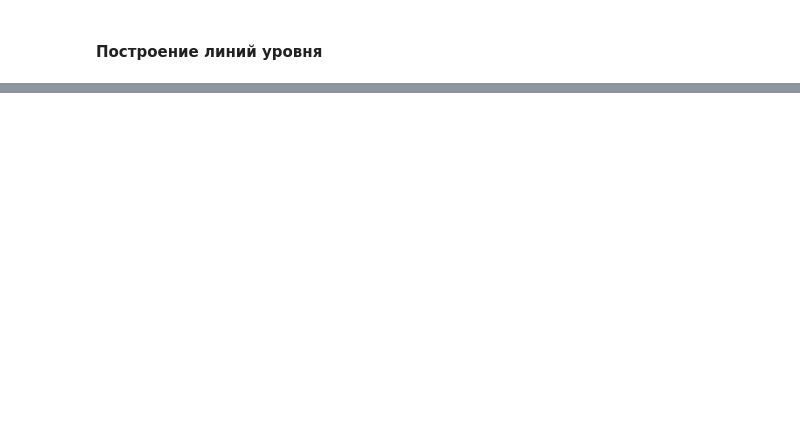
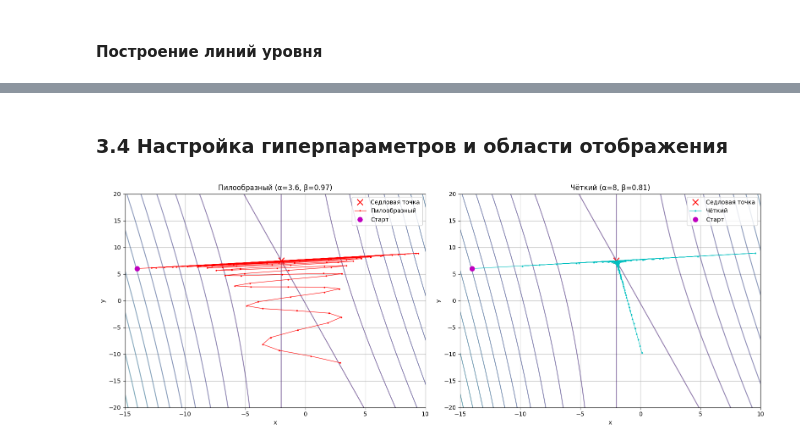
Before and after one commit to Eternal-Serenity-Crew/optimization-methods, a Jupyter notebook: lab7/lab7.ipynb, the cells around one changed output, grey strips where cells are left out. Saved outputs shown, nothing was run; the diff lists cells and outputs as text; code cells hidden in the pictures; blank space fills up the shorter version.

```diff
--- a/lab7/lab7.ipynb
+++ b/lab7/lab7.ipynb
@@ -102,0 +264,50 @@ plt.show()
+# %% [markdown]
+### 3.4 Настройка гиперпараметров и области отображения
+# %%
+# Параметры для пилообразной ломаной
+alpha_pila = 3.6
+beta_pila = 0.97
+
+# Параметры для гладкой ломаной
+alpha_chet = 8
+beta_chet = 0.81
+
+#Вычисляем траектории для разных значений гиперпараметров
+x_pila, traj_pila = sgd_trajectory(alpha_pila, beta_pila)
+x_chet, traj_chet = sgd_trajectory(alpha_chet, beta_chet)
+
+# Создаём subplots: 1 строка, 2 колонки
+fig, (ax1, ax2) = plt.subplots(1, 2, figsize=(16, 6))
+
+# ----- Пилообразный -----
+cont1 = ax1.contour(X, Y, Z, levels=30, cmap='viridis', alpha=0.6)
+ax1.clabel(cont1, inline=True, fontsize=8)
+ax1.scatter(-2, 7.5, color='red', marker='x', s=100, label='Седловая точка')
+ax1.plot(traj_pila[:,0], traj_pila[:,1], 'r-s', markersize=2, linewidth=0.8, label='Пилообразный')
+ax1.plot(traj_pila[0,0], traj_pila[0,1], 'mo', markersize=8, label='Старт')
+ax1.set_xlim(-15, 10)
+ax1.set_ylim(-20, 20)
+ax1.set_xlabel('x')
+ax1.set_ylabel('y')
+ax1.legend()
+ax1.grid(True)
+ax1.set_title(f'Пилообразный (α={alpha_pila}, β={beta_pila})')
+
+# ----- Чёткий -----
+cont2 = ax2.contour(X, Y, Z, levels=30, cmap='viridis', alpha=0.6)
+ax2.clabel(cont2, inline=True, fontsize=8)
+ax2.scatter(-2, 7.5, color='red', marker='x', s=100, label='Седловая точка')
+ax2.plot(traj_chet[:,0], traj_chet[:,1], 'c-^', markersize=2, linewidth=0.8, label='Чёткий')
+ax2.plot(traj_chet[0,0], traj_chet[0,1], 'mo', markersize=8, label='Старт')
+ax2.set_xlim(-15, 10)
+ax2.set_ylim(-20, 20)
+ax2.set_xlabel('x')
+ax2.set_ylabel('y')
+ax2.legend()
+ax2.grid(True)
+ax2.set_title(f'Чёткий (α={alpha_chet}, β={beta_chet})')
+
+plt.tight_layout()
+plt.show()
+# %% [output]
+[figure, added]
```
Also changed, not shown: parts of 11 cells of this notebook.
